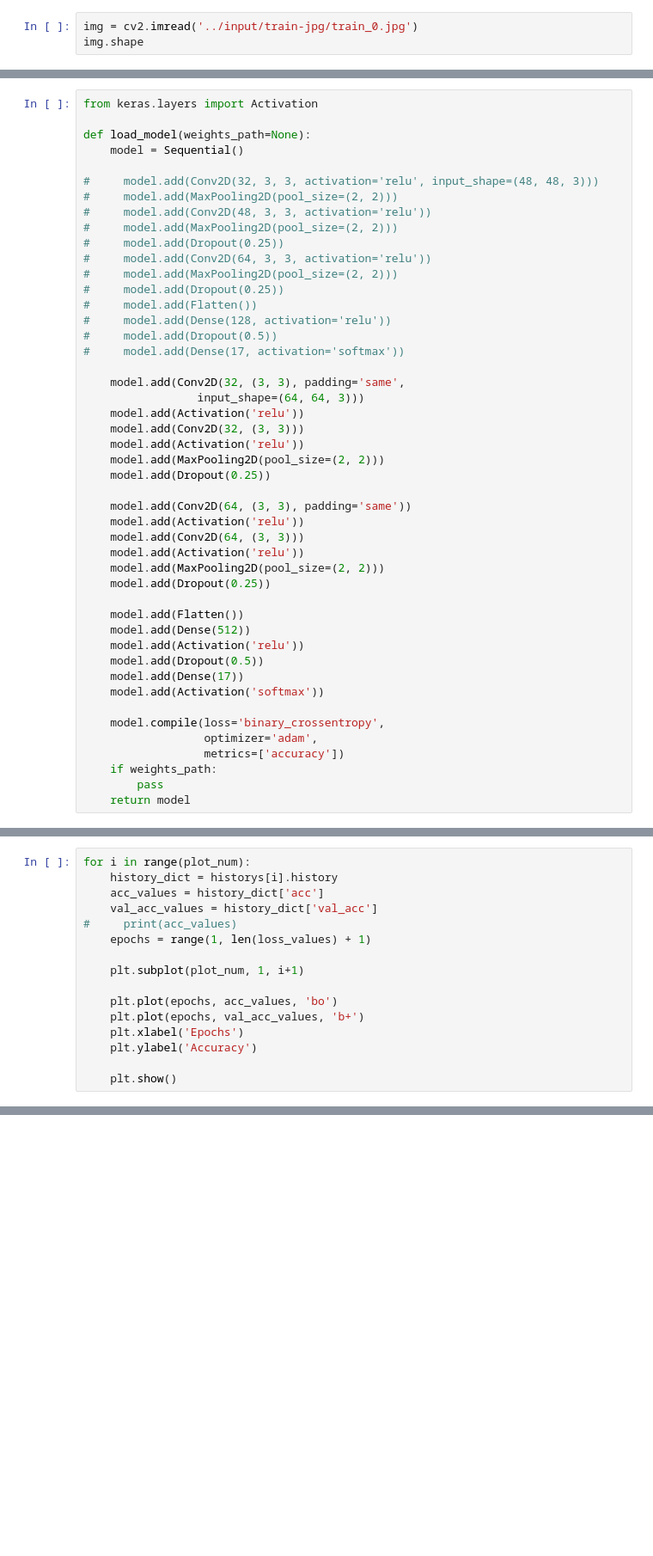
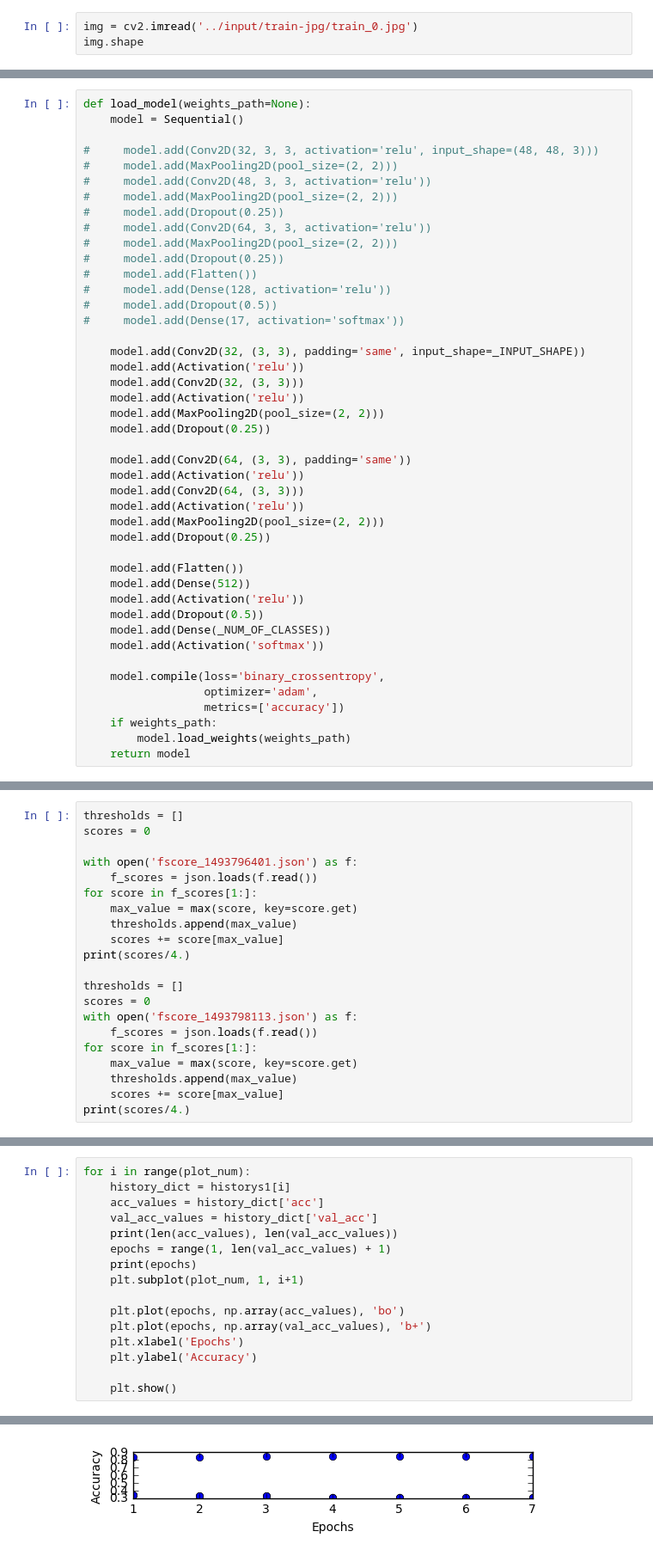
Before and after one commit to namco1992/kaggle-competition, a Jupyter notebook: amazon/src/amazon.ipynb, the cells around one changed output, grey strips where cells are left out. Shown at 86% size. Cells and saved outputs as stored; diff of their text form; blank space fills up the shorter version.

```diff
--- a/amazon/src/amazon.ipynb
+++ b/amazon/src/amazon.ipynb
@@ -82,6 +126,4 @@ print(y_train.shape)
 # %%
-from keras.layers import Activation
-
 def load_model(weights_path=None):
     model = Sequential()
 
@@ -98,8 +140,7 @@ def load_model(weights_path=None):
 #     model.add(Dropout(0.5))
 #     model.add(Dense(17, activation='softmax'))
 
-    model.add(Conv2D(32, (3, 3), padding='same',
-                 input_shape=(64, 64, 3)))
+    model.add(Conv2D(32, (3, 3), padding='same', input_shape=_INPUT_SHAPE))
     model.add(Activation('relu'))
     model.add(Conv2D(32, (3, 3)))
     model.add(Activation('relu'))
@@ -117,14 +158,14 @@ def load_model(weights_path=None):
     model.add(Dense(512))
     model.add(Activation('relu'))
     model.add(Dropout(0.5))
-    model.add(Dense(17))
+    model.add(Dense(_NUM_OF_CLASSES))
     model.add(Activation('softmax'))
 
     model.compile(loss='binary_crossentropy',
                   optimizer='adam',
                   metrics=['accuracy'])
     if weights_path:
-        pass
+        model.load_weights(weights_path)
     return model
 # %%
 nfolds = 5
@@ -220,0 +224,21 @@ f_scores
+# %%
+thresholds = []
+scores = 0
+
+with open('fscore_1493796401.json') as f:
+    f_scores = json.loads(f.read())
+for score in f_scores[1:]:
+    max_value = max(score, key=score.get)
+    thresholds.append(max_value)
+    scores += score[max_value]
+print(scores/4.)
+
+thresholds = []
+scores = 0
+with open('fscore_1493798113.json') as f:
+    f_scores = json.loads(f.read())
+for score in f_scores[1:]:
+    max_value = max(score, key=score.get)
+    thresholds.append(max_value)
+    scores += score[max_value]
+print(scores/4.)
@@ -243,16 +315,17 @@ NameError: name 'historys' is not defined
 # %%
 for i in range(plot_num):
-    history_dict = historys[i].history
+    history_dict = historys1[i]
     acc_values = history_dict['acc']
     val_acc_values = history_dict['val_acc']
-#     print(acc_values)
-    epochs = range(1, len(loss_values) + 1)
-
+    print(len(acc_values), len(val_acc_values))
+    epochs = range(1, len(val_acc_values) + 1)
+    print(epochs)
     plt.subplot(plot_num, 1, i+1)
 
-    plt.plot(epochs, acc_values, 'bo')
-    plt.plot(epochs, val_acc_values, 'b+')
+    plt.plot(epochs, np.array(acc_values), 'bo')
+    plt.plot(epochs, np.array(val_acc_values), 'b+')
     plt.xlabel('Epochs')
     plt.ylabel('Accuracy')
 
     plt.show()
+# %% [output]
@@ -258,0 +334 @@ for i in range(plot_num):
+[figure, added]
```
Also changed, not shown: parts of 18 cells of this notebook, 1 other file.
